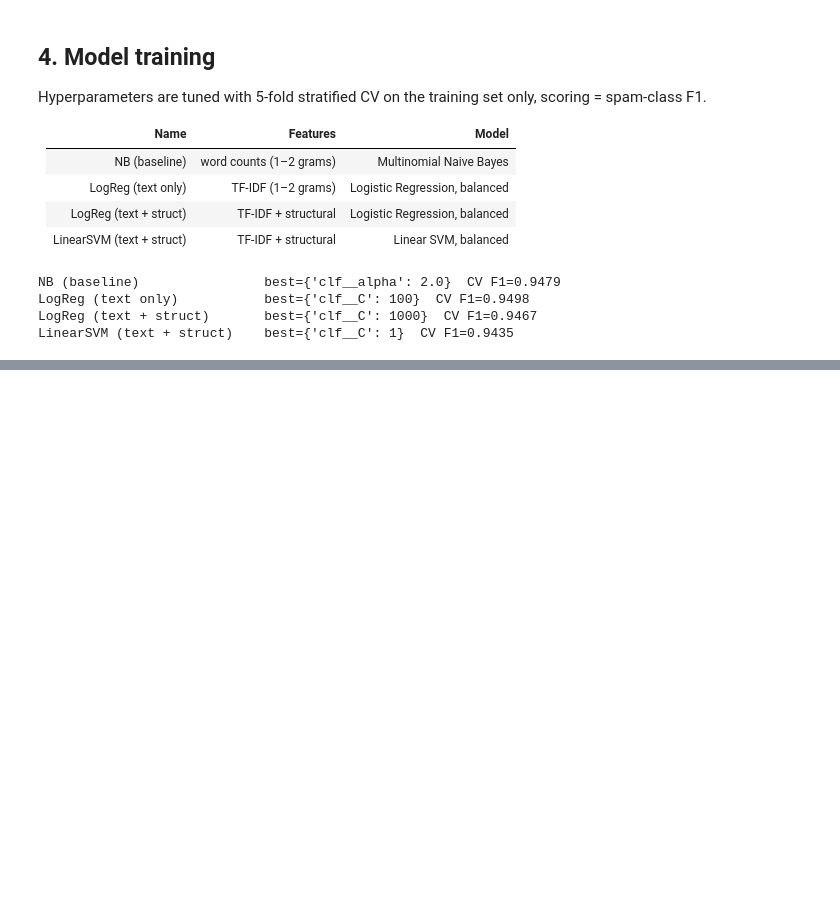
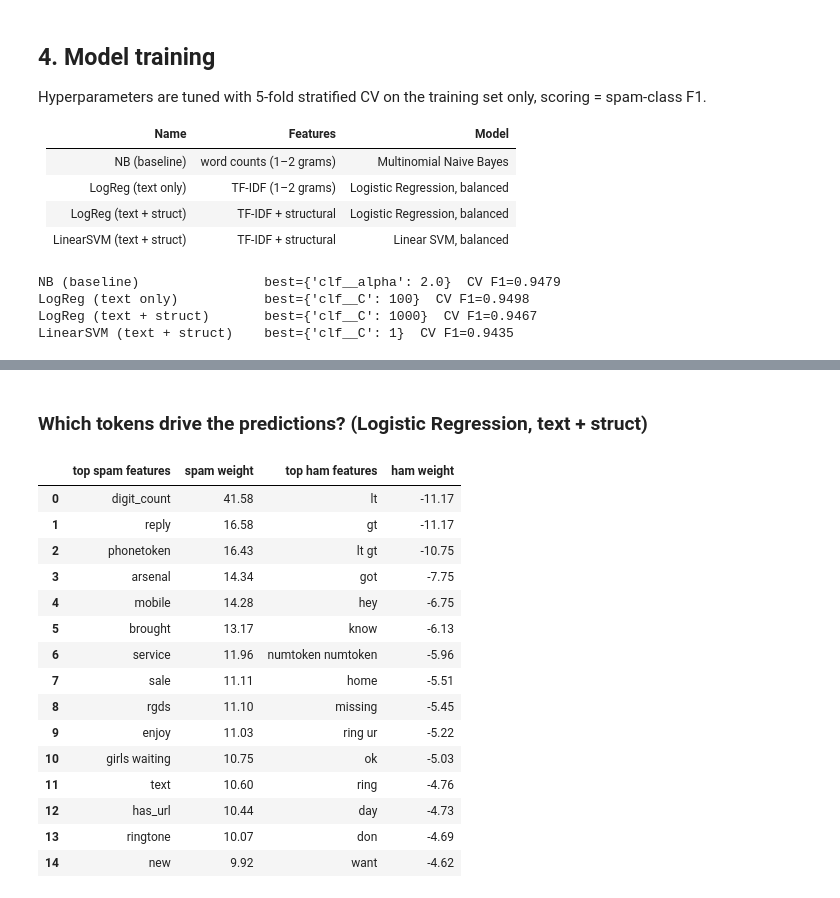
Before and after one commit to asifcse07/sms-spam-detection-nlp, a Jupyter notebook: experiment.ipynb, the cells around one changed output, grey strips where cells are left out. Cells and saved outputs as stored; diff of their text form; code cells hidden in the pictures; blank space fills up the shorter version.

```diff
--- a/experiment.ipynb
+++ b/experiment.ipynb
@@ -248,0 +313,30 @@ LinearSVM (text + struct)    best={'clf__C': 1}  CV F1=0.9435
+# %% [markdown]
+### Which tokens drive the predictions? (Logistic Regression, text + struct)
+# %%
+lr = fitted["LogReg (text + struct)"]
+names = lr.named_steps["features"].get_feature_names_out()
+coefs = pd.Series(lr.named_steps["clf"].coef_[0], index=names)
+top_spam, top_ham = coefs.nlargest(15), coefs.nsmallest(15)
+pd.DataFrame({
+    "top spam features": top_spam.index.str.replace(r"^\w+?__", "", regex=True),
+    "spam weight": top_spam.values.round(2),
+    "top ham features": top_ham.index.str.replace(r"^\w+?__", "", regex=True),
+    "ham weight": top_ham.values.round(2),
+})
+# %% [output]
+|  | top spam features | spam weight | top ham features | ham weight |
+| 0 | digit_count | 41.58 | lt | -11.17 |
+| 1 | reply | 16.58 | gt | -11.17 |
+| 2 | phonetoken | 16.43 | lt gt | -10.75 |
+| 3 | arsenal | 14.34 | got | -7.75 |
+| 4 | mobile | 14.28 | hey | -6.75 |
+| 5 | brought | 13.17 | know | -6.13 |
+| 6 | service | 11.96 | numtoken numtoken | -5.96 |
+| 7 | sale | 11.11 | home | -5.51 |
+| 8 | rgds | 11.10 | missing | -5.45 |
+| 9 | enjoy | 11.03 | ring ur | -5.22 |
+| 10 | girls waiting | 10.75 | ok | -5.03 |
+| 11 | text | 10.60 | ring | -4.76 |
+| 12 | has_url | 10.44 | day | -4.73 |
+| 13 | ringtone | 10.07 | don | -4.69 |
+| 14 | new | 9.92 | want | -4.62 |
```
Also changed, not shown: parts of 9 cells of this notebook.
